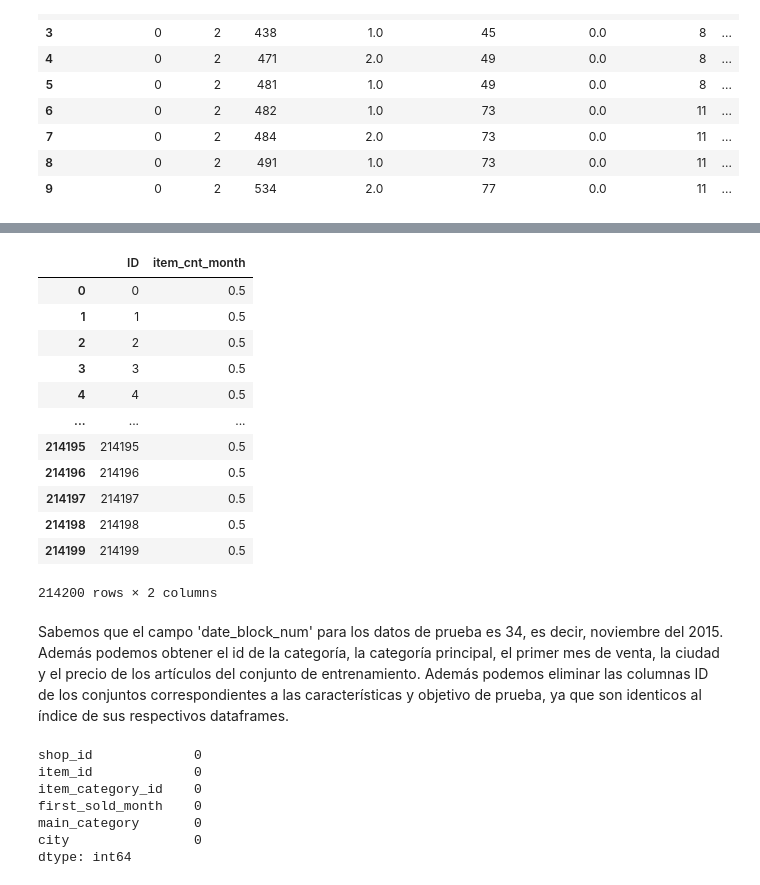
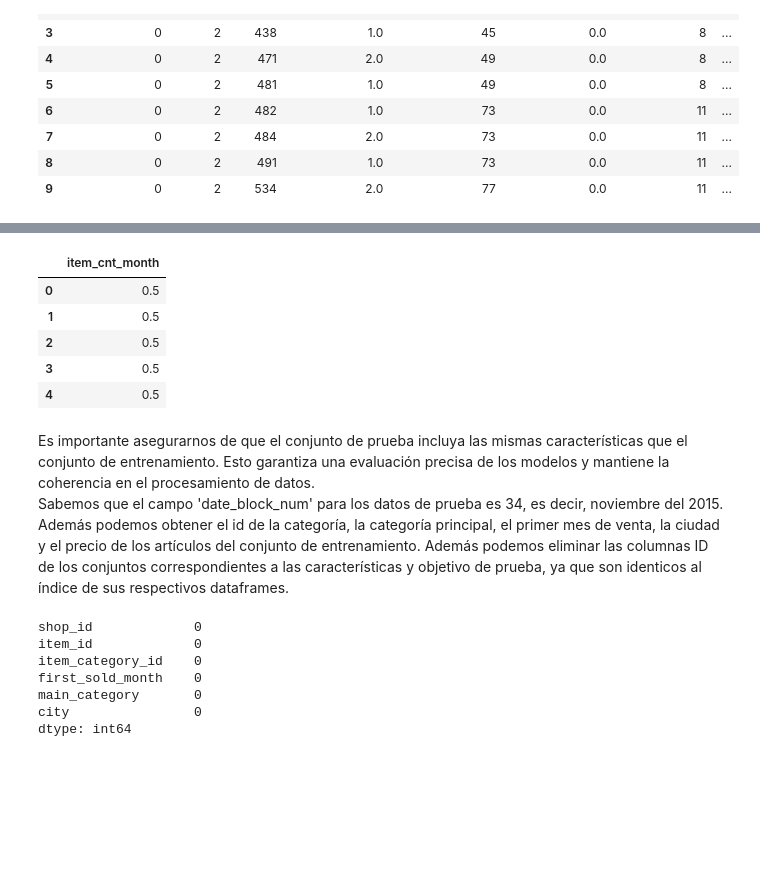
Before and after one commit to emmcors/modelo_regresion, a Jupyter notebook: future_sales.ipynb, the cells around one changed output, grey strips where cells are left out. Cells and saved outputs as stored; diff of their text form; code cells hidden in the pictures; blank space fills up the shorter version.

Commit message:
Actualización 16/05/2025 - Segmentación de datos

```diff
--- a/future_sales.ipynb
+++ b/future_sales.ipynb
@@ -785,20 +780,14 @@ test_features
 # %%
-test_tarjet
+test_tarjet.head()
 # %% [output]
-|  | ID | item_cnt_month |
-| 0 | 0 | 0.5 |
-| 1 | 1 | 0.5 |
-| 2 | 2 | 0.5 |
-| 3 | 3 | 0.5 |
-| 4 | 4 | 0.5 |
-| ... | ... | ... |
-| 214195 | 214195 | 0.5 |
-| 214196 | 214196 | 0.5 |
-| 214197 | 214197 | 0.5 |
-| 214198 | 214198 | 0.5 |
-| 214199 | 214199 | 0.5 |
+|  | item_cnt_month |
+| 0 | 0.5 |
+| 1 | 0.5 |
+| 2 | 0.5 |
+| 3 | 0.5 |
+| 4 | 0.5 |
-214200 rows × 2 columns
 # %% [markdown]
+Es importante asegurarnos de que el conjunto de prueba incluya las mismas características que el conjunto de entrenamiento. Esto garantiza una evaluación precisa de los modelos y mantiene la coherencia en el procesamiento de datos.
 Sabemos que el campo 'date_block_num' para los datos de prueba es 34, es decir, noviembre del 2015. Además podemos obtener el id de la categoría, la categoría principal, el primer mes de venta, la ciudad y el precio de los artículos del conjunto de entrenamiento. Además podemos eliminar las columnas ID de los conjuntos correspondientes a las características y objetivo de prueba, ya que son identicos al índice de sus respectivos dataframes.
 # %%
 # eliminamos la columna ID de los conjuntos de de prueba
```
Also changed, not shown: parts of 14 cells of this notebook.
